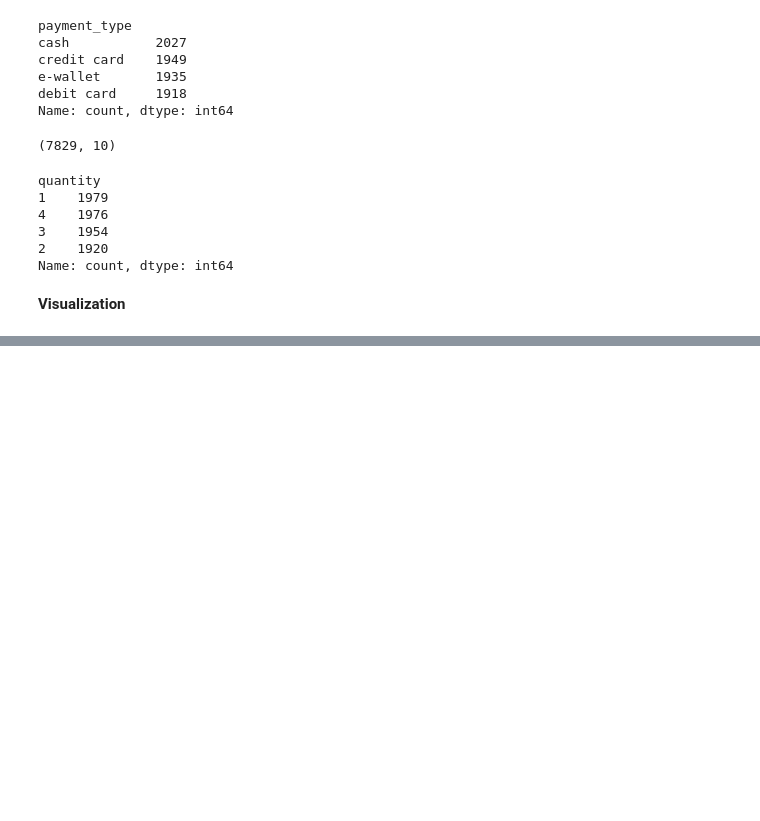
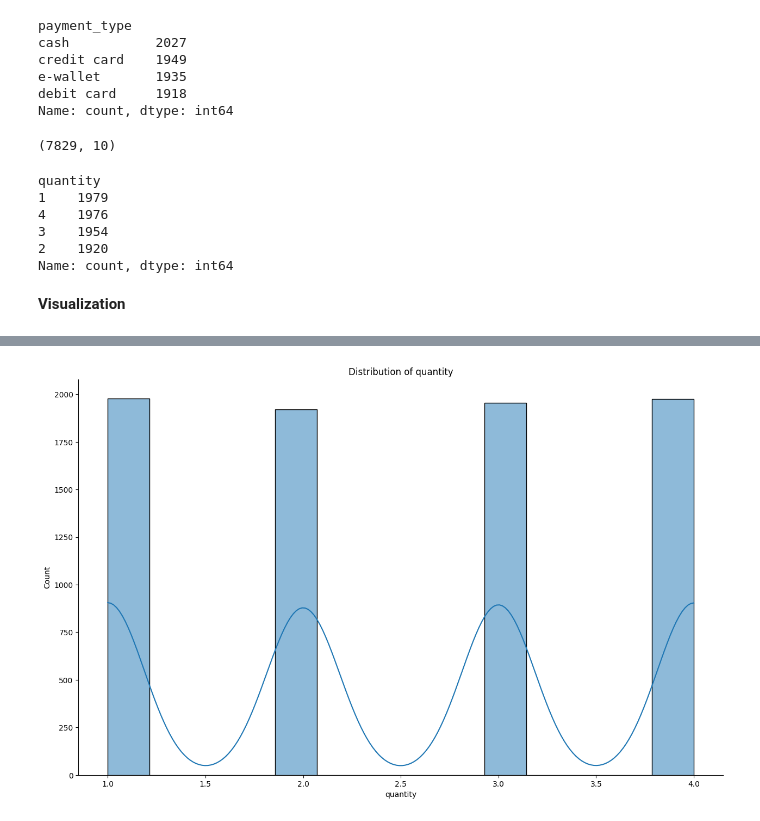
Before and after one commit to pawngithub/cognizant_project, a Jupyter notebook: Task_1.ipynb, the cells around one changed output, grey strips where cells are left out. Drawn from its saved outputs; the diff is of its cells as text; code cells hidden in the pictures; blank space fills up the shorter version.

```diff
--- a/Task_1.ipynb
+++ b/Task_1.ipynb
@@ -153,3 +158,7 @@ Name: count, dtype: int64
 # %%
 def plot_continuous_distribution(df: pd.DataFrame = None, quantity: str = None, height: int = 8):
-  _ = sns.displot(df, x=quantity, kde=True, height=height, aspect=height/5).set(title=f'Distribution of {quantity}')
+  _ = sns.displot(df, x= "quantity", kde=True, height=height, aspect=height/5).set(title=f'Distribution of quantity')
+  return
+plot_continuous_distribution(df, "quantitiy")
+# %% [output]
+[figure, added]
```
Also changed, not shown: parts of 6 cells of this notebook.
